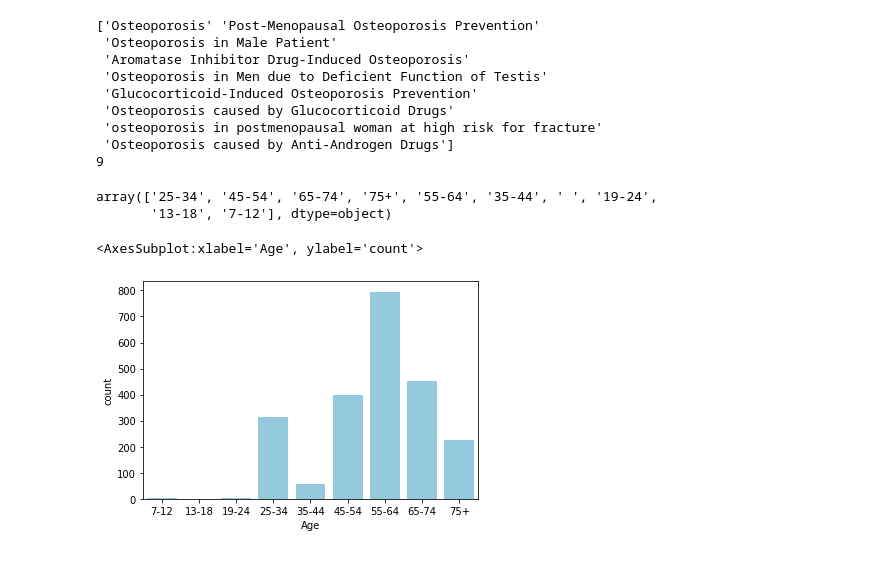
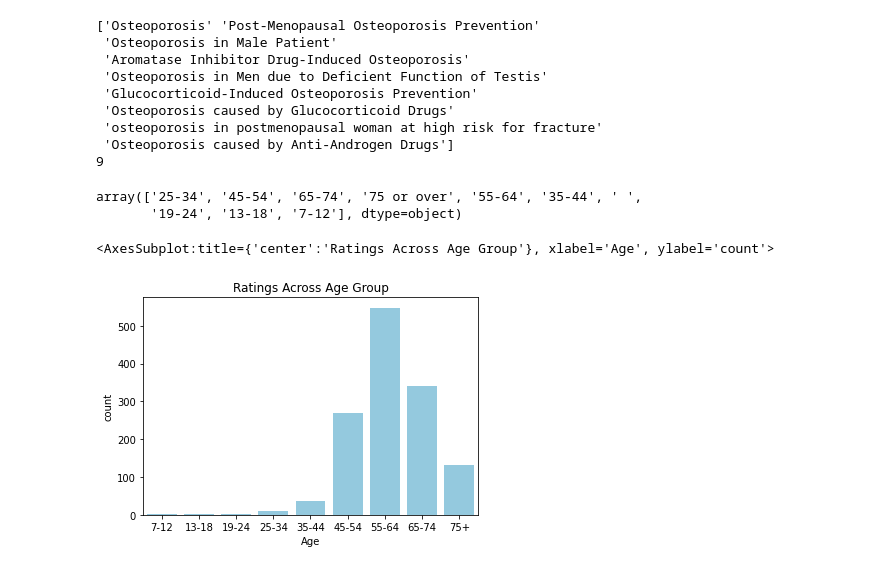
Before and after one commit to woonsupkim/DrugReview, a Jupyter notebook: EDA.ipynb, the cells around one changed output. Cells and saved outputs as stored; diff of their text form; code cells hidden in the pictures.

```diff
--- a/EDA.ipynb
+++ b/EDA.ipynb
@@ -26,6 +27,8 @@ Data columns (total 12 columns):
  11  UsefulCount    2278 non-null   int64
 dtypes: int64(5), object(7)
 memory usage: 213.7+ KB
+# %%
+df['Date'] = df['Date'].astype('datetime64[ns]')
 # %%
 min(df['Date'])
 # %% [output]
@@ -63,0 +40,3 @@ print(df['Age'].unique().size)
+# %%
+df = df.drop_duplicates('Reviews')
+df.info()
@@ -105,17 +104,18 @@ print(df_ost['Condition'].unique().size)
 # %%
 df_ost['Age'].unique()
 # %% [output]
-array(['25-34', '45-54', '65-74', '75+', '55-64', '35-44', ' ', '19-24',
-       '13-18', '7-12'], dtype=object)
+array(['25-34', '45-54', '65-74', '75 or over', '55-64', '35-44', ' ',
+       '19-24', '13-18', '7-12'], dtype=object)
 # %%
 df_ost["Age"] = df_ost["Age"].replace(
     ["25-34","45-54","65-74","75 or over","55-64","35-44","19-24","13-18","7-12"],
     ["25-34","45-54", "65-74", "75+", "55-64", "35-44", "19-24", "13-18", "7-12"])
 # %%
+plt.title('Ratings Across Age Group')
 sns.countplot(x = 'Age', data = df_ost, color = 'skyblue', order=["7-12", "13-18", "19-24", "25-34", "35-44", "45-54", "55-64", "65-74", "75+"])
 # %% [output]
-<AxesSubplot:xlabel='Age', ylabel='count'>
+<AxesSubplot:title={'center':'Ratings Across Age Group'}, xlabel='Age', ylabel='count'>
-[figure, old version]
+[figure, new version]
 # %%
 print(min(df_ost['Date']))
 print(max(df_ost['Date']))
```
Also changed, not shown: parts of 23 cells of this notebook.
